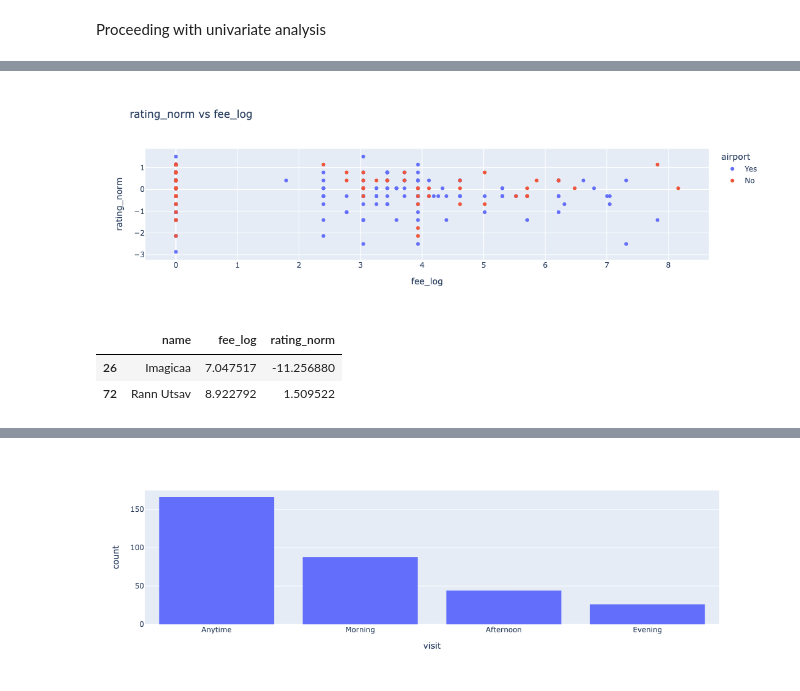
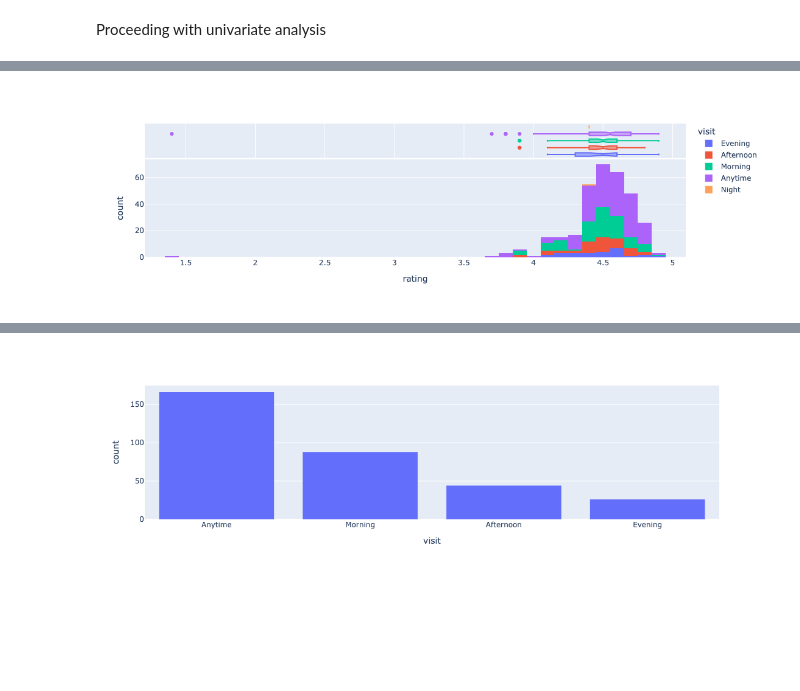
Before and after one commit to asilbert/Attractions-of-India, a Jupyter notebook: India.ipynb, the cells around one changed output, grey strips where cells are left out. Cells and saved outputs as stored; diff of their text form; code cells hidden in the pictures; blank space fills up the shorter version.

```diff
--- a/India.ipynb
+++ b/India.ipynb
@@ -351,21 +259,6 @@ outliers.merge(df, how = 'left', left_index = True, right_index = True, suffixes
-# %%
-x = 'fee_log'
-y = 'rating_norm'
-text = 'name'
-cat = 'airport'
-
-#filter outliers
-temp_df = df[[x, y, cat, text]]
-temp_df = temp_df.loc[temp_df[[x,y]].apply(lambda x: np.abs(x - x.mean()) / x.std() < 3).all(axis = 1)]
-
-fig = px.scatter(temp_df, x=x, y=y, color = cat, hover_name=text,title = y + " vs " + x)
-fig.show()
-
-outliers = df[[x, y]].dropna()
-outliers = outliers.loc[~outliers.apply(lambda x: np.abs(x - x.mean()) / x.std() < 3).all(axis = 1)]
-outliers.merge(df, how = 'left', left_index = True, right_index = True, suffixes = ['', '_y'])[[text, x, y]].sort_values(by = y)
-# %% [output]
-[figure, removed]
-|  | name | fee_log | rating_norm |
-| 26 | Imagicaa | 7.047517 | -11.256880 |
-| 72 | Rann Utsav | 8.922792 | 1.509522 |
+# %%
+x = 'rating'
+
+px.histogram(df, x=x, marginal = 'box', color = 'visit')
+# %% [output]
+[figure, added]
```
Also changed, not shown: parts of 43 cells of this notebook.
